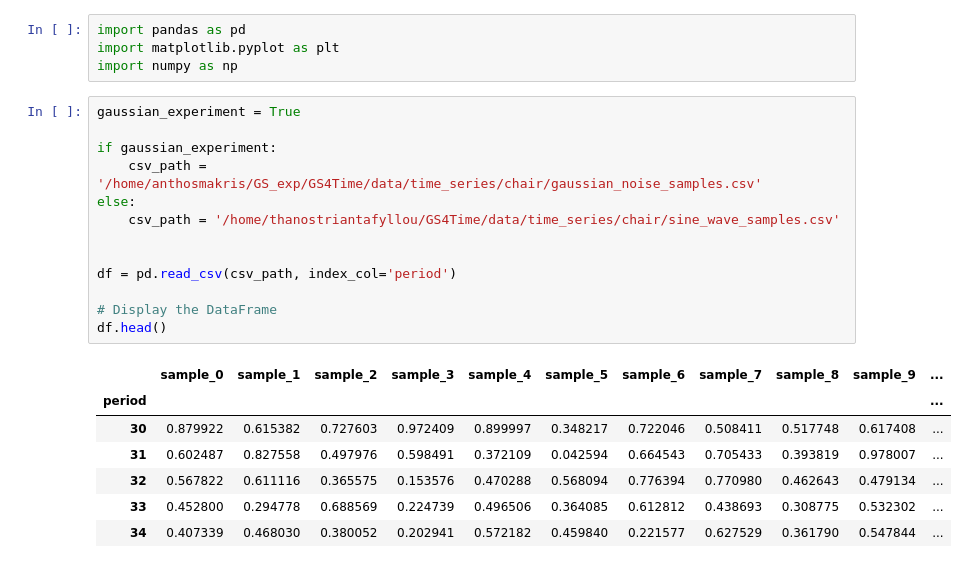
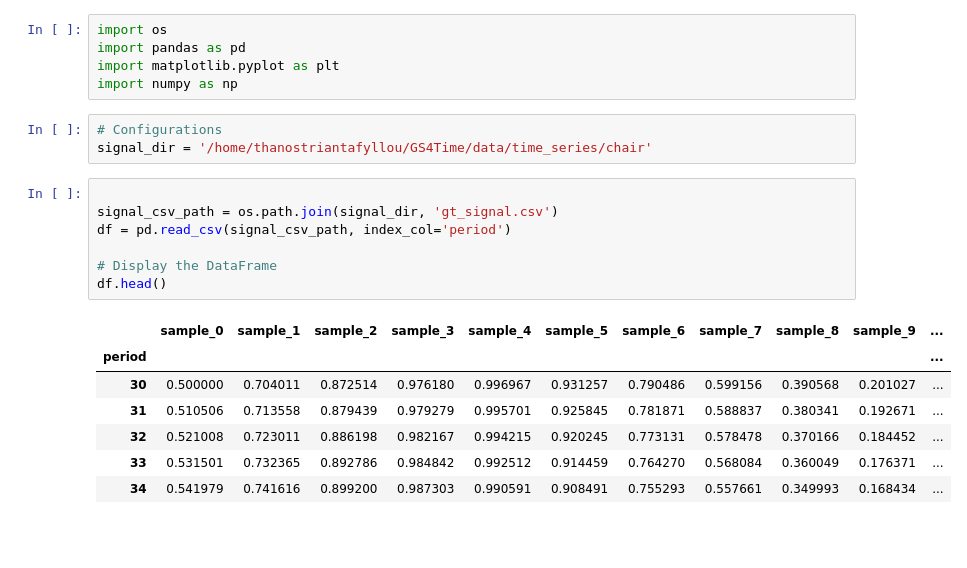
Before and after one commit to thanostriantafyllou3/3DGS-TimeSeries, a Jupyter notebook: csv_explorer.ipynb, the cells around one changed output. Cells and saved outputs as stored; diff of their text form; blank space fills up the shorter version.

```diff
--- a/csv_explorer.ipynb
+++ b/csv_explorer.ipynb
@@ -1,26 +1,24 @@
 # %%
+import os
 import pandas as pd
 import matplotlib.pyplot as plt
 import numpy as np
-# %%
-gaussian_experiment = True
-
-if gaussian_experiment:
-    csv_path = '/home/anthosmakris/GS_exp/GS4Time/data/time_series/chair/gaussian_noise_samples.csv'
-else:
-    csv_path = '/home/thanostriantafyllou/GS4Time/data/time_series/chair/sine_wave_samples.csv'
-
-
-df = pd.read_csv(csv_path, index_col='period')
-
-# Display the DataFrame
-df.head()
-# %% [output]
-|  | sample_0 | sample_1 | sample_2 | sample_3 | sample_4 | sample_5 | sample_6 | sample_7 | sample_8 | sample_9 | ... |
-| period |  |  |  |  |  |  |  |  |  |  | ... |
-| 30 | 0.879922 | 0.615382 | 0.727603 | 0.972409 | 0.899997 | 0.348217 | 0.722046 | 0.508411 | 0.517748 | 0.617408 | ... |
-| 31 | 0.602487 | 0.827558 | 0.497976 | 0.598491 | 0.372109 | 0.042594 | 0.664543 | 0.705433 | 0.393819 | 0.978007 | ... |
-| 32 | 0.567822 | 0.611116 | 0.365575 | 0.153576 | 0.470288 | 0.568094 | 0.776394 | 0.770980 | 0.462643 | 0.479134 | ... |
-| 33 | 0.452800 | 0.294778 | 0.688569 | 0.224739 | 0.496506 | 0.364085 | 0.612812 | 0.438693 | 0.308775 | 0.532302 | ... |
-| 34 | 0.407339 | 0.468030 | 0.380052 | 0.202941 | 0.572182 | 0.459840 | 0.221577 | 0.627529 | 0.361790 | 0.547844 | ... |
+# %%
+# Configurations
+signal_dir = '/home/thanostriantafyllou/GS4Time/data/time_series/chair'
+# %%
+
+signal_csv_path = os.path.join(signal_dir, 'gt_signal.csv')
+df = pd.read_csv(signal_csv_path, index_col='period')
+
+# Display the DataFrame
+df.head()
+# %% [output]
+|  | sample_0 | sample_1 | sample_2 | sample_3 | sample_4 | sample_5 | sample_6 | sample_7 | sample_8 | sample_9 | ... |
+| period |  |  |  |  |  |  |  |  |  |  | ... |
+| 30 | 0.500000 | 0.704011 | 0.872514 | 0.976180 | 0.996967 | 0.931257 | 0.790486 | 0.599156 | 0.390568 | 0.201027 | ... |
+| 31 | 0.510506 | 0.713558 | 0.879439 | 0.979279 | 0.995701 | 0.925845 | 0.781871 | 0.588837 | 0.380341 | 0.192671 | ... |
+| 32 | 0.521008 | 0.723011 | 0.886198 | 0.982167 | 0.994215 | 0.920245 | 0.773131 | 0.578478 | 0.370166 | 0.184452 | ... |
+| 33 | 0.531501 | 0.732365 | 0.892786 | 0.984842 | 0.992512 | 0.914459 | 0.764270 | 0.568084 | 0.360049 | 0.176371 | ... |
+| 34 | 0.541979 | 0.741616 | 0.899200 | 0.987303 | 0.990591 | 0.908491 | 0.755293 | 0.557661 | 0.349993 | 0.168434 | ... |
 # %%
```
Also changed, not shown: parts of 1 cell of this notebook, 8 other files.
